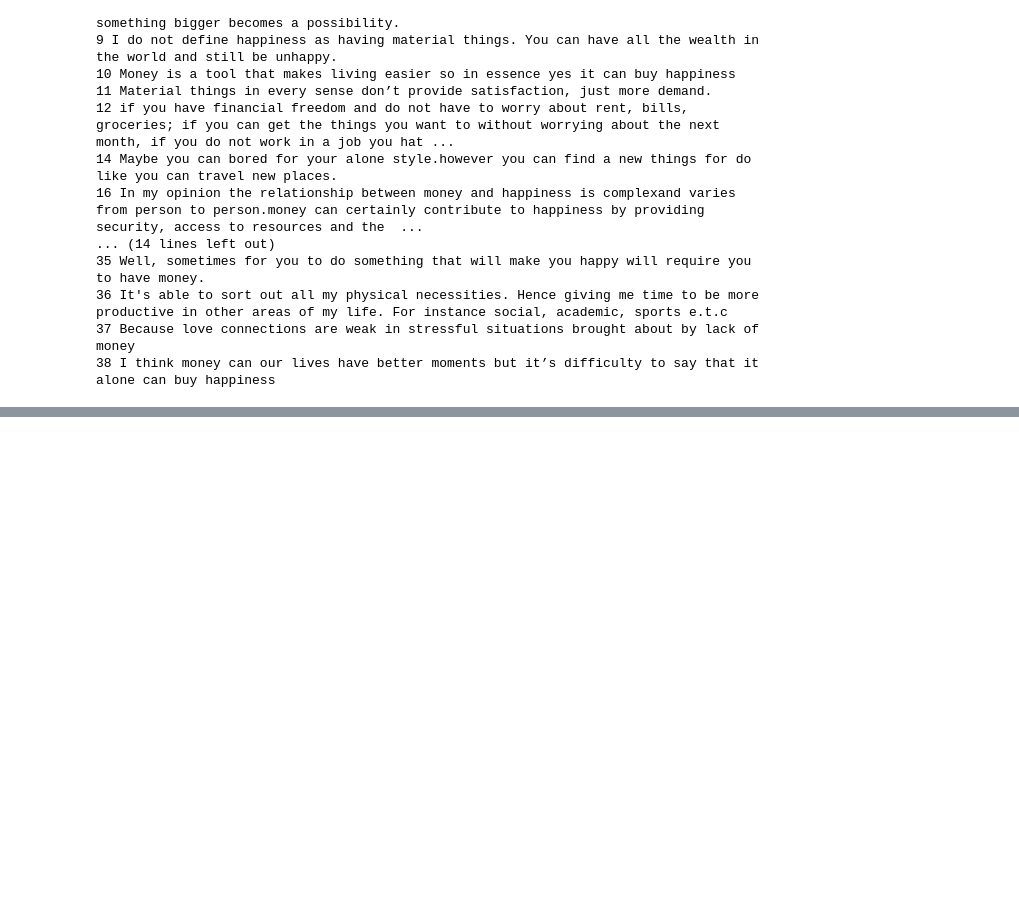
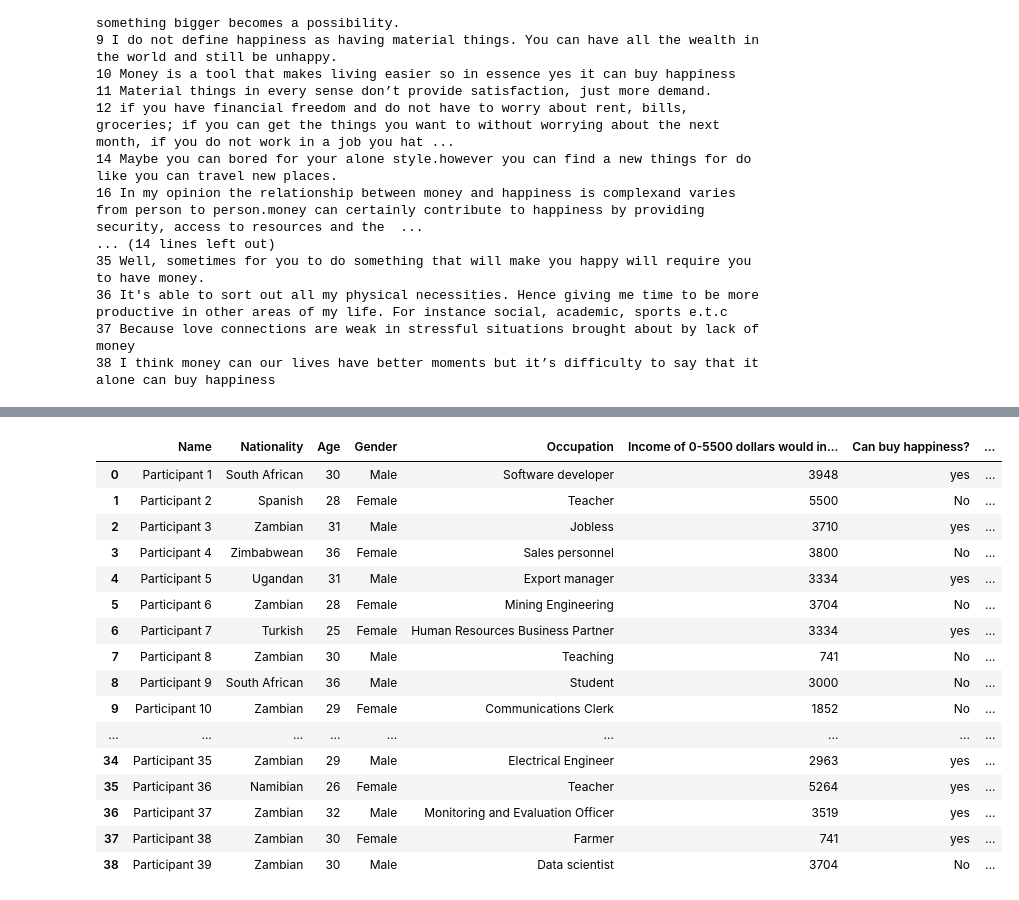
Before and after one commit to ThomasMwaba/money_happiness_project, a Jupyter notebook: money_and_happiness.ipynb, the cells around one changed output, grey strips where cells are left out. Saved outputs shown, nothing was run; the diff lists cells and outputs as text; code cells hidden in the pictures; blank space fills up the shorter version.

```diff
--- a/money_and_happiness.ipynb
+++ b/money_and_happiness.ipynb
@@ -407,0 +411,34 @@ column_B_value
+# %%
+# Applying a lambda function to each value in the specified column
+# The lambda function takes each value x and applies np.ceil(x) to round up to the nearest integer
+# The result is assigned back to the same column in the DataFrame df
+df['Income of 0-5500 dollars would increase my happiness.'] = df['Income of 0-5500 dollars would increase my happiness.'].apply(lambda x: np.ceil(x))
+# %%
+# Fill missing values in the named column with the value 0
+df['Income of 0-5500 dollars would increase my happiness.'] = df['Income of 0-5500 dollars would increase my happiness.'].fillna(0)
+# %%
+# Convert the values in the named column to integers by cutting any decimal parts
+df['Income of 0-5500 dollars would increase my happiness.'] = df['Income of 0-5500 dollars would increase my happiness.'].astype(int)
+# %%
+# Replace specific values in the column with new values
+df['Income of 0-5500 dollars would increase my happiness.'] = df['Income of 0-5500 dollars would increase my happiness.'].replace({371:3710, 38:3800, 100:3334, 0:3000})
+# %%
+df
+# %% [output]
+|  | Name | Nationality | Age | Gender | Occupation | Income of 0-5500 dollars would in... | Can buy happiness? | ... |
+| 0 | Participant 1 | South African | 30 | Male | Software developer | 3948 | yes | ... |
+| 1 | Participant 2 | Spanish | 28 | Female | Teacher | 5500 | No | ... |
+| 2 | Participant 3 | Zambian | 31 | Male | Jobless | 3710 | yes | ... |
+| 3 | Participant 4 | Zimbabwean | 36 | Female | Sales personnel | 3800 | No | ... |
+| 4 | Participant 5 | Ugandan | 31 | Male | Export manager | 3334 | yes | ... |
+| 5 | Participant 6 | Zambian | 28 | Female | Mining Engineering | 3704 | No | ... |
+| 6 | Participant 7 | Turkish | 25 | Female | Human Resources Business Partner | 3334 | yes | ... |
+| 7 | Participant 8 | Zambian | 30 | Male | Teaching | 741 | No | ... |
+| 8 | Participant 9 | South African | 36 | Male | Student | 3000 | No | ... |
+| 9 | Participant 10 | Zambian | 29 | Female | Communications Clerk | 1852 | No | ... |
+| ... | ... | ... | ... | ... | ... | ... | ... | ... |
+| 34 | Participant 35 | Zambian | 29 | Male | Electrical Engineer | 2963 | yes | ... |
+| 35 | Participant 36 | Namibian | 26 | Female | Teacher | 5264 | yes | ... |
+| 36 | Participant 37 | Zambian | 32 | Male | Monitoring and Evaluation Officer | 3519 | yes | ... |
+| 37 | Participant 38 | Zambian | 30 | Female | Farmer | 741 | yes | ... |
+| 38 | Participant 39 | Zambian | 30 | Male | Data scientist | 3704 | No | ... |
```
Also changed, not shown: parts of 17 cells of this notebook.
